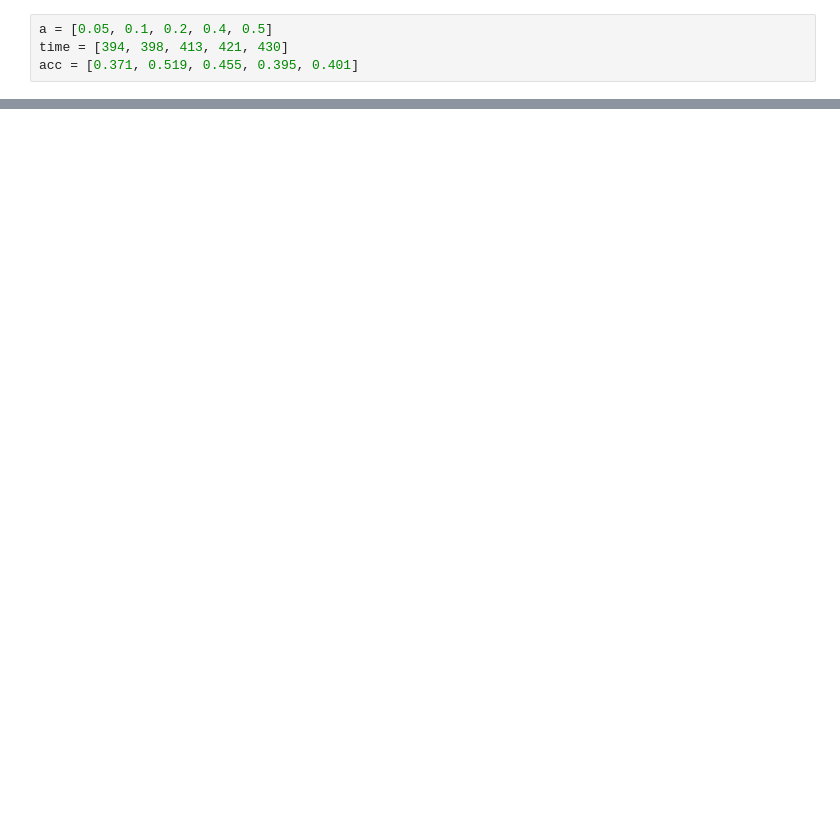
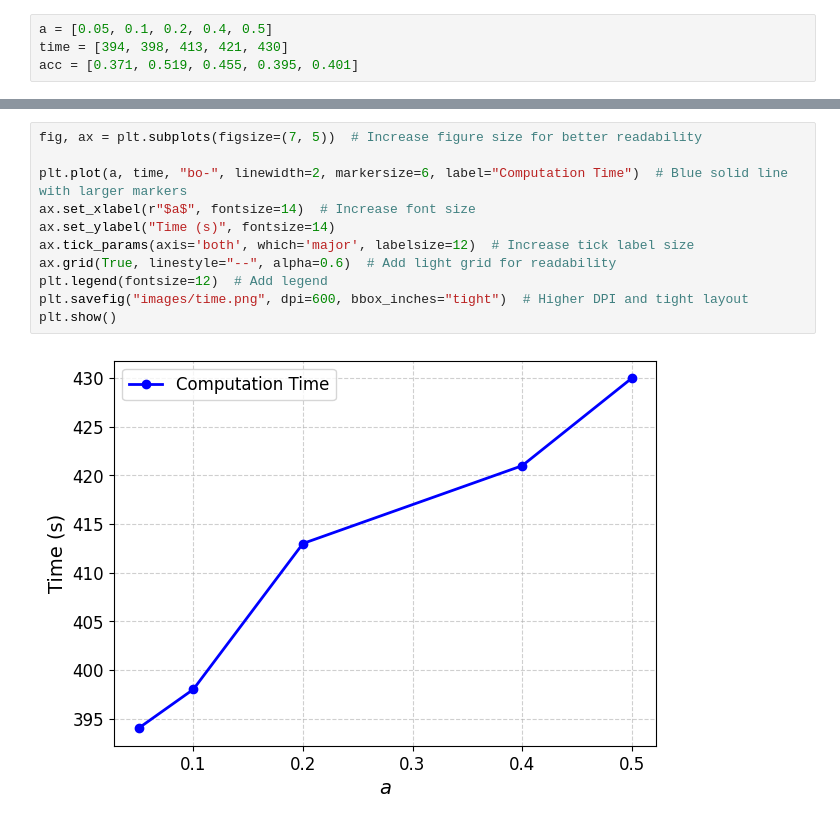
Before and after one commit to jgcarrasco/asgl, a Jupyter notebook: dev.ipynb, the cells around one changed output, grey strips where cells are left out. Drawn from its saved outputs; the diff is of its cells as text; blank space fills up the shorter version.

```diff
--- a/dev.ipynb
+++ b/dev.ipynb
@@ -46,0 +30,13 @@ plt.show()
+# %%
+fig, ax = plt.subplots(figsize=(7, 5))  # Increase figure size for better readability
+
+plt.plot(a, time, "bo-", linewidth=2, markersize=6, label="Computation Time")  # Blue solid line with larger markers
+ax.set_xlabel(r"$a$", fontsize=14)  # Increase font size
+ax.set_ylabel("Time (s)", fontsize=14)
+ax.tick_params(axis='both', which='major', labelsize=12)  # Increase tick label size
+ax.grid(True, linestyle="--", alpha=0.6)  # Add light grid for readability
+plt.legend(fontsize=12)  # Add legend
+plt.savefig("images/time.png", dpi=600, bbox_inches="tight")  # Higher DPI and tight layout
+plt.show()
+# %% [output]
+[figure, added]
```
Also changed, not shown: parts of 5 cells of this notebook, 3 other files.
